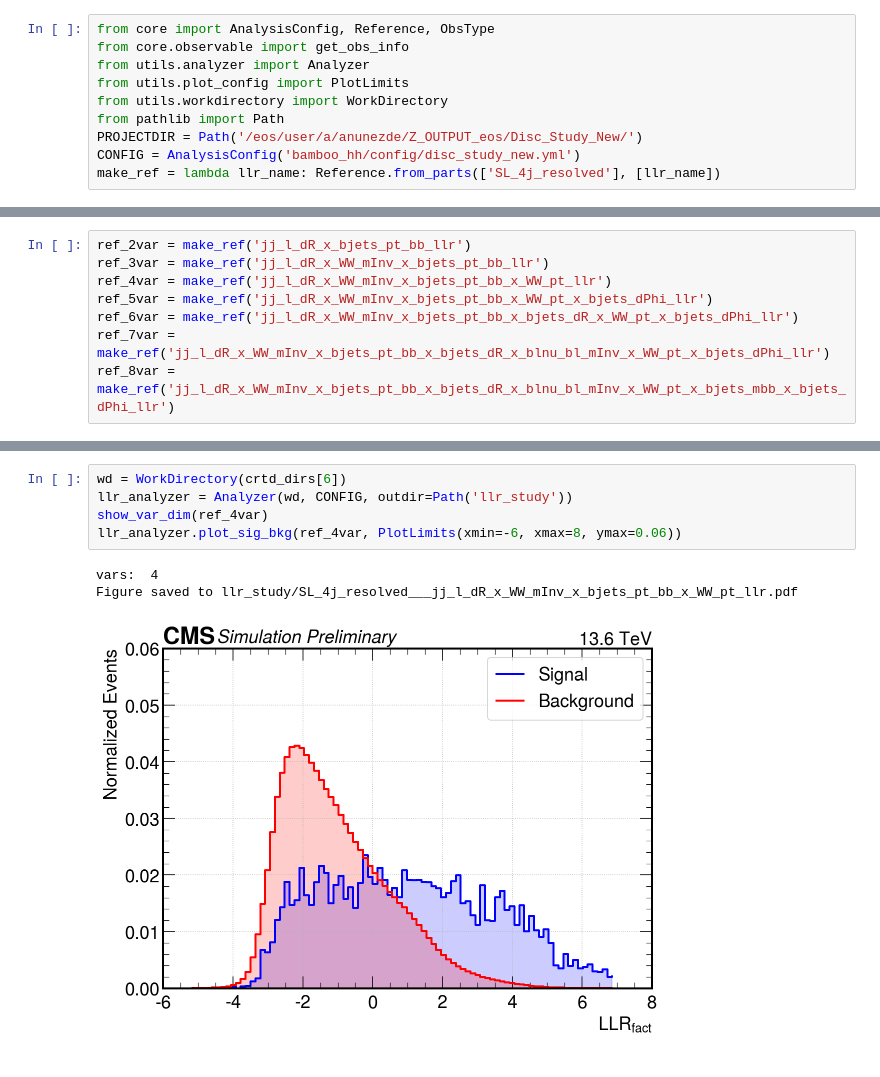
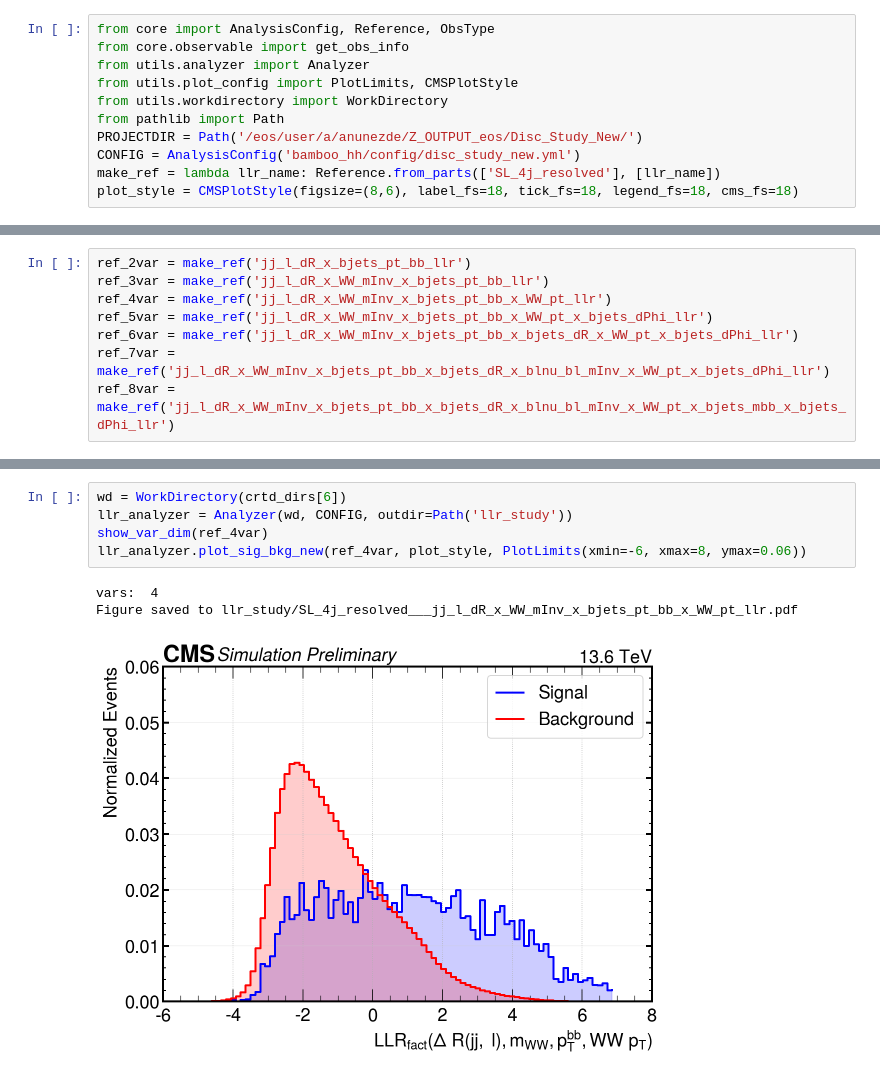
Before and after one commit to antonettprado/hh, a Jupyter notebook: llr_study/plot_llrs_distributions.ipynb, the cells around one changed output, grey strips where cells are left out. Drawn from its saved outputs; the diff is of its cells as text.

```diff
--- a/llr_study/plot_llrs_distributions.ipynb
+++ b/llr_study/plot_llrs_distributions.ipynb
@@ -2,12 +2,13 @@
 from core import AnalysisConfig, Reference, ObsType
 from core.observable import get_obs_info
 from utils.analyzer import Analyzer
-from utils.plot_config import PlotLimits
+from utils.plot_config import PlotLimits, CMSPlotStyle
 from utils.workdirectory import WorkDirectory
 from pathlib import Path
 PROJECTDIR = Path('/eos/user/a/anunezde/Z_OUTPUT_eos/Disc_Study_New/')
 CONFIG = AnalysisConfig('bamboo_hh/config/disc_study_new.yml')
 make_ref = lambda llr_name: Reference.from_parts(['SL_4j_resolved'], [llr_name])
+plot_style = CMSPlotStyle(figsize=(8,6), label_fs=18, tick_fs=18, legend_fs=18, cms_fs=18)
 # %% [output]
 Welcome to JupyROOT 6.30/02
 # %%
@@ -58,12 +62,12 @@ Error in <TUnixSystem::Load>: version mismatch, /afs/cern.ch/user/a/anunezde/.lo
 # %%
 wd = WorkDirectory(crtd_dirs[6])
 llr_analyzer = Analyzer(wd, CONFIG, outdir=Path('llr_study'))
 show_var_dim(ref_4var)
-llr_analyzer.plot_sig_bkg(ref_4var, PlotLimits(xmin=-6, xmax=8, ymax=0.06))
+llr_analyzer.plot_sig_bkg_new(ref_4var, plot_style, PlotLimits(xmin=-6, xmax=8, ymax=0.06))
 # %% [output]
 vars:  4
 Figure saved to llr_study/SL_4j_resolved___jj_l_dR_x_WW_mInv_x_bjets_pt_bb_x_WW_pt_llr.pdf
-[figure, old version]
+[figure, new version]
 # %%
 wd = WorkDirectory(crtd_dirs[7])
 refs = wd.get_references(channels=['SL_4j_resolved'])
```
Also changed, not shown: parts of 4 cells of this notebook, 4 other files.
